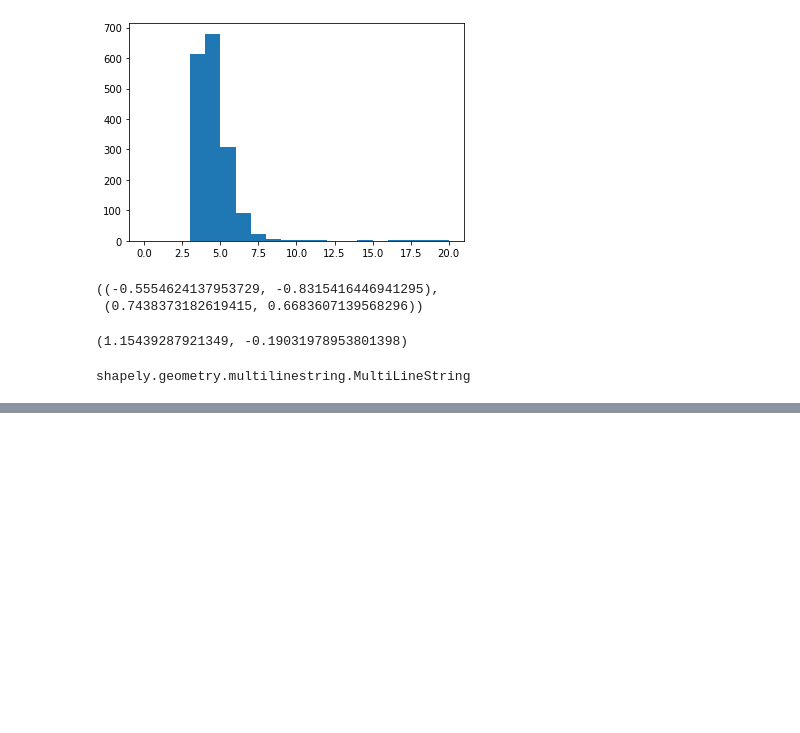
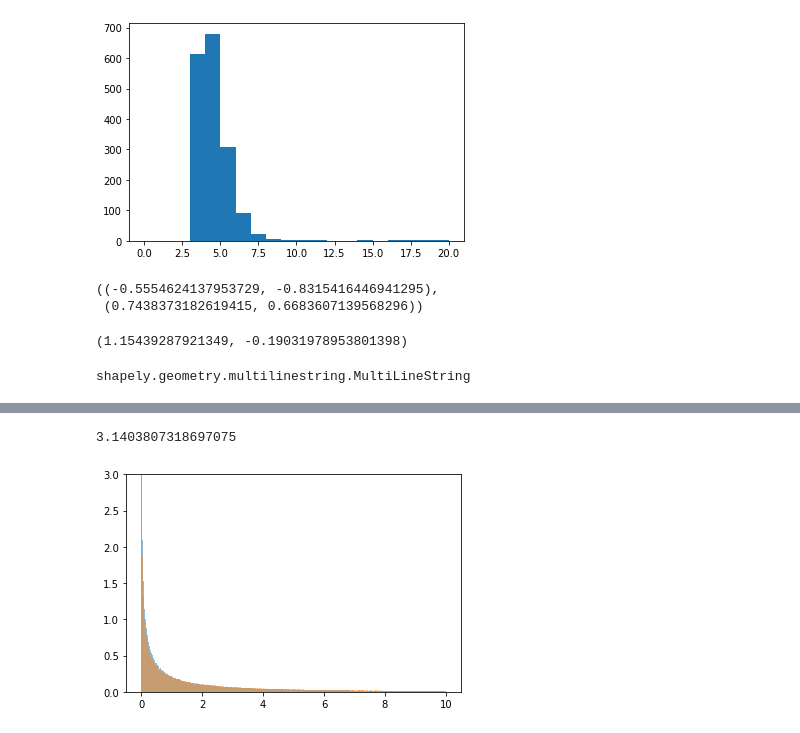
Before and after one commit to ami7o/MathSimulation, a Jupyter notebook: CutCircle.ipynb, the cells around one changed output, grey strips where cells are left out. Drawn from its saved outputs; the diff is of its cells as text; code cells hidden in the pictures; blank space fills up the shorter version.

```diff
--- a/CutCircle.ipynb
+++ b/CutCircle.ipynb
@@ -162,0 +191,10 @@ plt.show()
+# %%
+data = [np.random.exponential(lam) * np.random.exponential(lam) * np.random.exponential(lam) for _ in range(1000000)]
+print(np.mean(data))
+plt.hist(data, bins=1000, density=True, alpha = 0.5, range=(0, 10))
+plt.hist([p.area * len(pieces) for p in pieces], bins=1000, density=True, alpha = 0.5, range=(0, 10))
+plt.gca().set_ylim(0, 3)
+plt.show()
+# %% [output]
+3.1403807318697075
+[figure, added]
```
Also changed, not shown: parts of 9 cells of this notebook.
